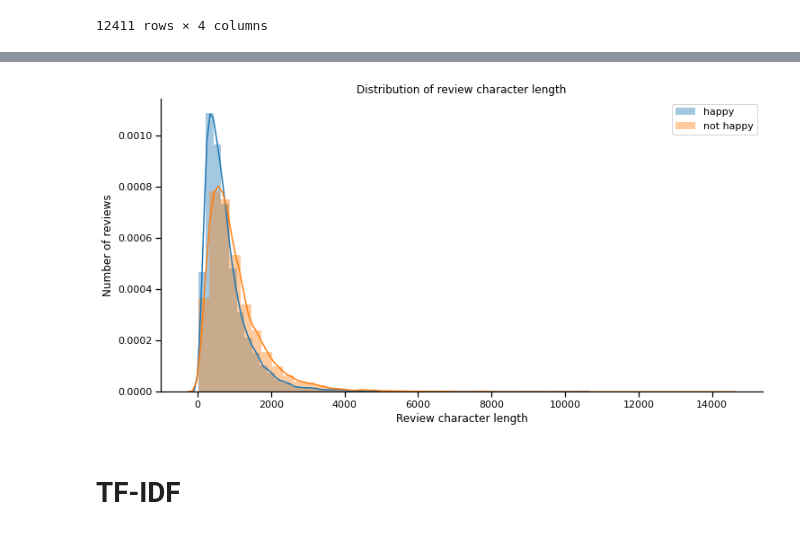
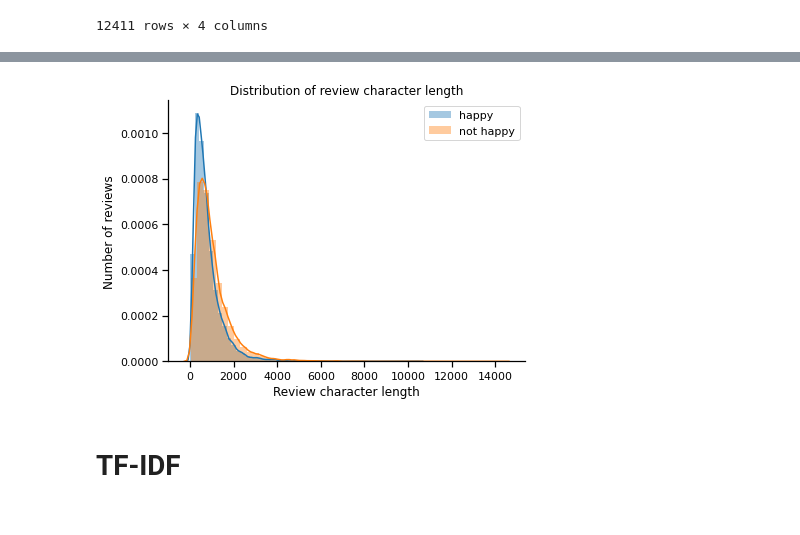
Before and after one commit to sina5/Happy-Hotel, a Jupyter notebook: happy-hotel.ipynb, the cells around one changed output, grey strips where cells are left out. Drawn from its saved outputs; the diff is of its cells as text; code cells hidden in the pictures.

```diff
--- a/happy-hotel.ipynb
+++ b/happy-hotel.ipynb
@@ -149,16 +165,16 @@ Name: hotel_ID, dtype: int64
 # %%
-plt.figure(figsize=(12,6))
+fig = plt.figure(figsize=(6.4, 4.8))
 happy = [len(d) for d in df_happy.Description]
 unhappy = [len(d) for d in df_not_happy.Description]
 sns.distplot(happy, label='happy')
 sns.distplot(unhappy, label='not happy')
 plt.title('Distribution of review character length')
 plt.ylabel('Number of reviews')
 plt.xlabel('Review character length')
 plt.legend()
 sns.despine()
 # %% [output]
-[figure, old version]
+[figure, new version]
 # %% [markdown]
 # TF-IDF
 # %%
```
Also changed, not shown: parts of 3 cells of this notebook.
